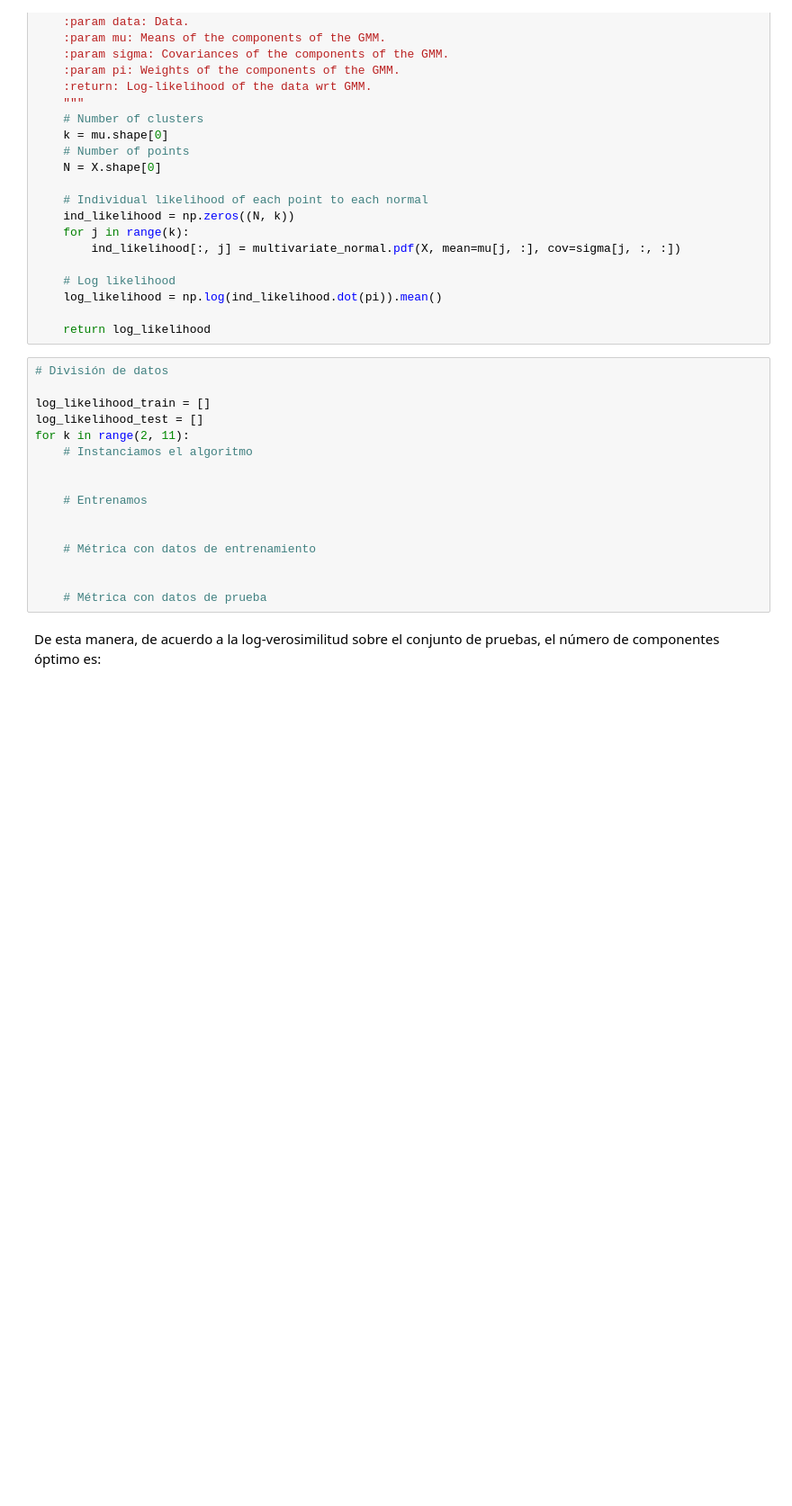
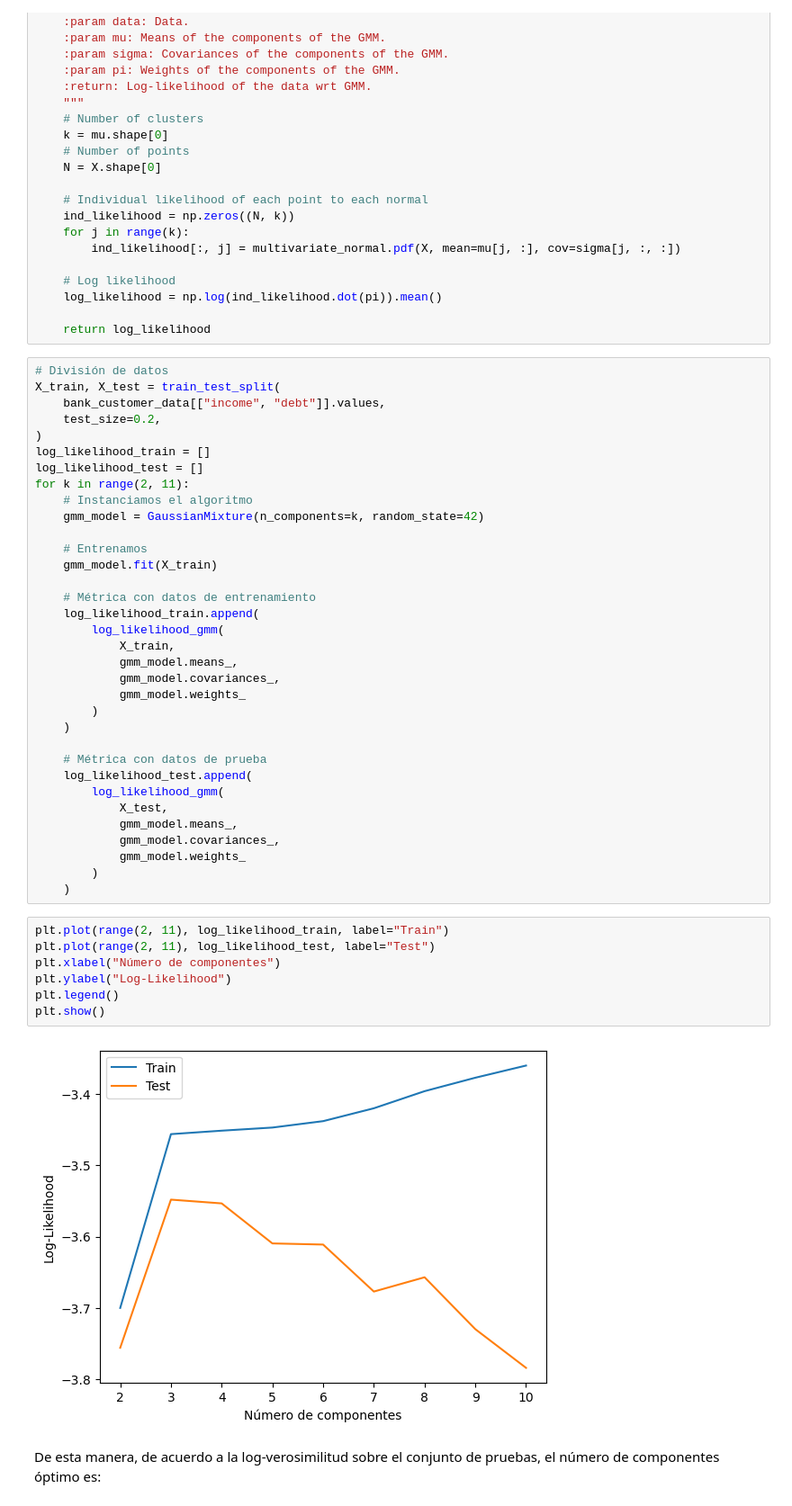
Before and after one commit to esjimenezro/meb2025, a Jupyter notebook: modulo_adicional/tema3/1_ame_gmm.ipynb, the cells around one changed output. Shown at 90% size. Saved outputs shown, nothing was run; the diff lists cells and outputs as text; blank space fills up the shorter version.

```diff
--- a/modulo_adicional/tema3/1_ame_gmm.ipynb
+++ b/modulo_adicional/tema3/1_ame_gmm.ipynb
@@ -329,20 +440,47 @@ def log_likelihood_gmm(X, mu, sigma, pi):
     return log_likelihood
 # %%
 # División de datos
-
+X_train, X_test = train_test_split(
+    bank_customer_data[["income", "debt"]].values,
+    test_size=0.2,
+)
 log_likelihood_train = []
 log_likelihood_test = []
 for k in range(2, 11):
     # Instanciamos el algoritmo
-
+    gmm_model = GaussianMixture(n_components=k, random_state=42)
 
     # Entrenamos
-
+    gmm_model.fit(X_train)
 
     # Métrica con datos de entrenamiento
-
+    log_likelihood_train.append(
+        log_likelihood_gmm(
+            X_train,
+            gmm_model.means_,
+            gmm_model.covariances_,
+            gmm_model.weights_
+        )
+    )
 
     # Métrica con datos de prueba
+    log_likelihood_test.append(
+        log_likelihood_gmm(
+            X_test,
+            gmm_model.means_,
+            gmm_model.covariances_,
+            gmm_model.weights_
+        )
+    )
+# %%
+plt.plot(range(2, 11), log_likelihood_train, label="Train")
+plt.plot(range(2, 11), log_likelihood_test, label="Test")
+plt.xlabel("Número de componentes")
+plt.ylabel("Log-Likelihood")
+plt.legend()
+plt.show()
+# %% [output]
+[figure, added]
 # %% [markdown]
 De esta manera, de acuerdo a la log-verosimilitud sobre el conjunto de pruebas, el número de componentes óptimo es:
 # %%
```
Also changed, not shown: parts of 19 cells of this notebook.
